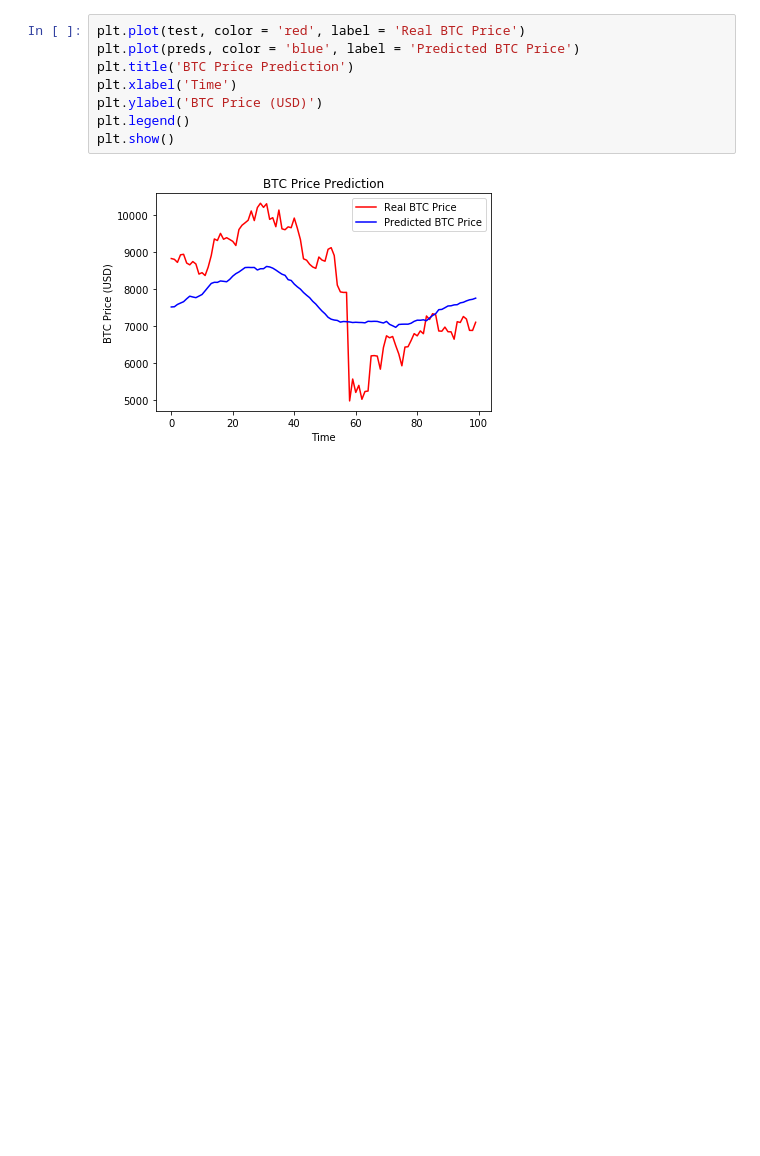
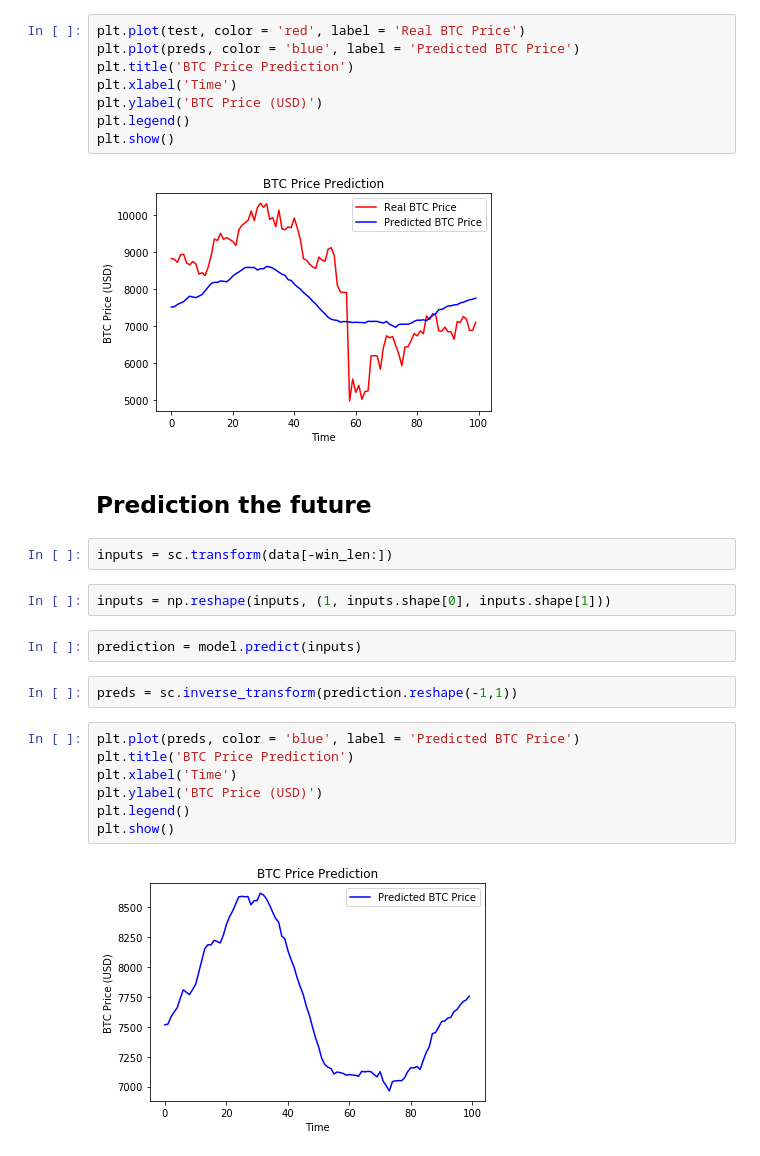
Before and after one commit to theo-barfoot/BTC-Price-Predictor, a Jupyter notebook: predicting_n_days.ipynb, the cells around one changed output. Drawn from its saved outputs; the diff is of its cells as text; blank space fills up the shorter version.

```diff
--- a/predicting_n_days.ipynb
+++ b/predicting_n_days.ipynb
@@ -125,3 +125,22 @@ plt.legend()
 plt.show()
 # %% [output]
 [figure]
+# %% [markdown]
+## Prediction the future
+# %%
+inputs = sc.transform(data[-win_len:])
+# %%
+inputs = np.reshape(inputs, (1, inputs.shape[0], inputs.shape[1]))
+# %%
+prediction = model.predict(inputs)
+# %%
+preds = sc.inverse_transform(prediction.reshape(-1,1))
+# %%
+plt.plot(preds, color = 'blue', label = 'Predicted BTC Price')
+plt.title('BTC Price Prediction')
+plt.xlabel('Time')
+plt.ylabel('BTC Price (USD)')
+plt.legend()
+plt.show()
+# %% [output]
+[figure, added]
```
Also changed, not shown: 1 other file.
